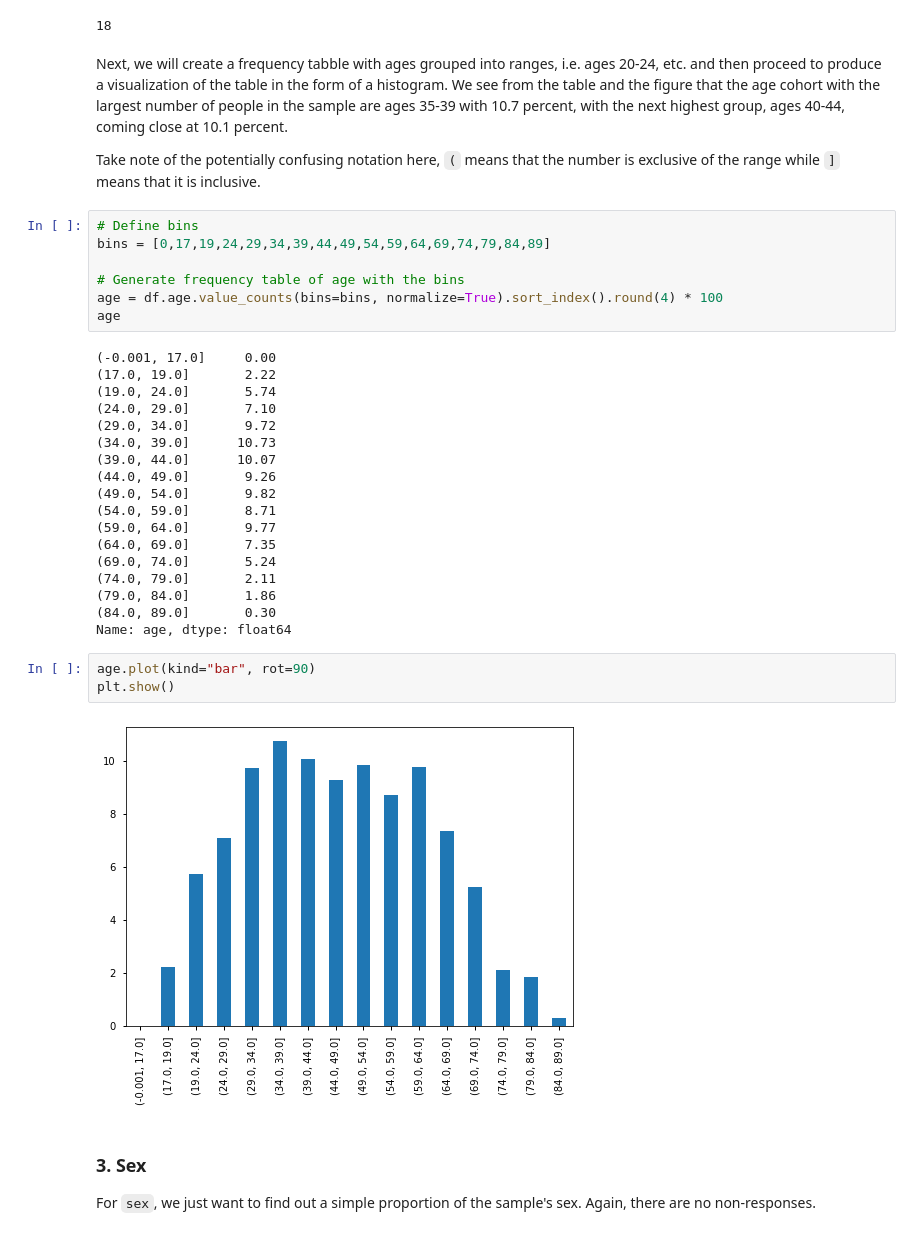
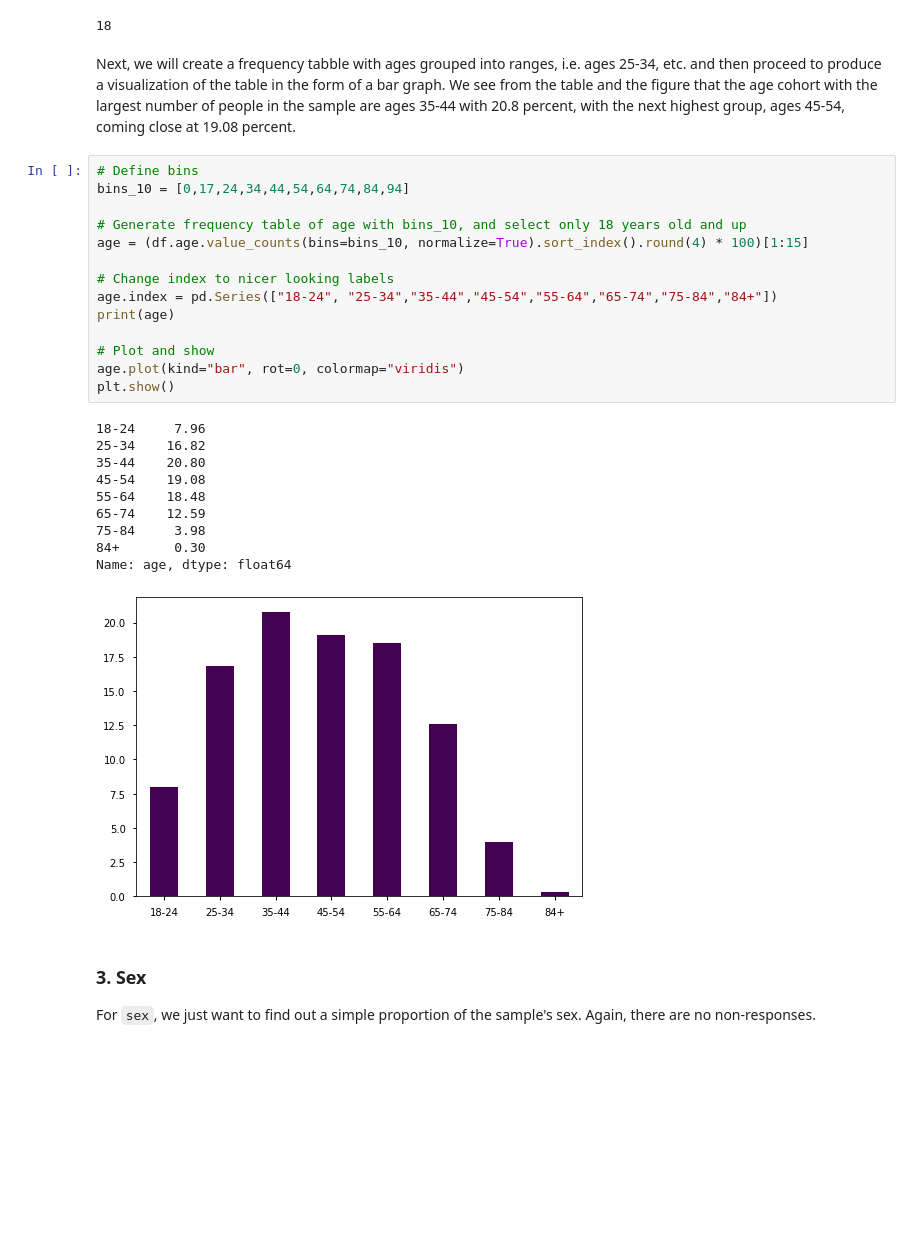
Before and after one commit to efvaldez1/datascienceproject-group5, a Jupyter notebook: Profiling.ipynb, the cells around one changed output. Saved outputs shown, nothing was run; the diff lists cells and outputs as text; blank space fills up the shorter version.

```diff
--- a/Profiling.ipynb
+++ b/Profiling.ipynb
@@ -112,39 +115,32 @@ df.age.min()
 # %% [output]
 18
 # %% [markdown]
-Next, we will create a frequency tabble with ages grouped into ranges, i.e. ages 20-24, etc. and then proceed to produce a visualization of the table in the form of a histogram. We see from the table and the figure that the age cohort with the largest number of people in the sample are ages 35-39 with 10.7 percent, with the next highest group, ages 40-44, coming close at 10.1 percent.
-
-Take note of the potentially confusing notation here, `(` means that the number is exclusive of the range while `]` means that it is inclusive.
+Next, we will create a frequency tabble with ages grouped into ranges, i.e. ages 25-34, etc. and then proceed to produce a visualization of the table in the form of a bar graph. We see from the table and the figure that the age cohort with the largest number of people in the sample are ages 35-44 with 20.8 percent, with the next highest group, ages 45-54, coming close at 19.08 percent.
 # %%
 # Define bins
-bins = [0,17,19,24,29,34,39,44,49,54,59,64,69,74,79,84,89]
+bins_10 = [0,17,24,34,44,54,64,74,84,94]
 
-# Generate frequency table of age with the bins
-age = df.age.value_counts(bins=bins, normalize=True).sort_index().round(4) * 100
-age
+# Generate frequency table of age with bins_10, and select only 18 years old and up
+age = (df.age.value_counts(bins=bins_10, normalize=True).sort_index().round(4) * 100)[1:15]
+
+# Change index to nicer looking labels
+age.index = pd.Series(["18-24", "25-34","35-44","45-54","55-64","65-74","75-84","84+"])
+print(age)
+
+# Plot and show
+age.plot(kind="bar", rot=0, colormap="viridis")
+plt.show()
 # %% [output]
-(-0.001, 17.0]     0.00
-(17.0, 19.0]       2.22
-(19.0, 24.0]       5.74
-(24.0, 29.0]       7.10
-(29.0, 34.0]       9.72
-(34.0, 39.0]      10.73
-(39.0, 44.0]      10.07
-(44.0, 49.0]       9.26
-(49.0, 54.0]       9.82
-(54.0, 59.0]       8.71
-(59.0, 64.0]       9.77
-(64.0, 69.0]       7.35
-(69.0, 74.0]       5.24
-(74.0, 79.0]       2.11
-(79.0, 84.0]       1.86
-(84.0, 89.0]       0.30
+18-24     7.96
+25-34    16.82
+35-44    20.80
+45-54    19.08
+55-64    18.48
+65-74    12.59
+75-84     3.98
+84+       0.30
 Name: age, dtype: float64
+[figure, added]
-# %%
-age.plot(kind="bar", rot=90)
-plt.show()
-# %% [output]
-[figure, removed]
 # %% [markdown]
 ### 3. Sex
 
```
Also changed, not shown: parts of 21 cells of this notebook.
